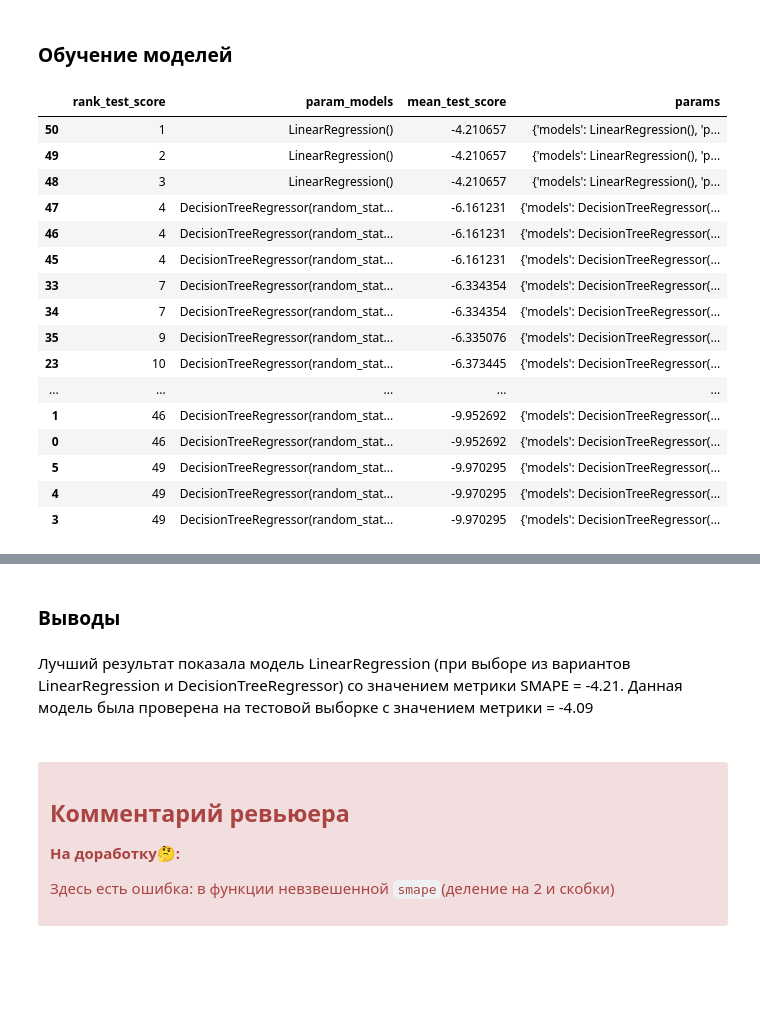
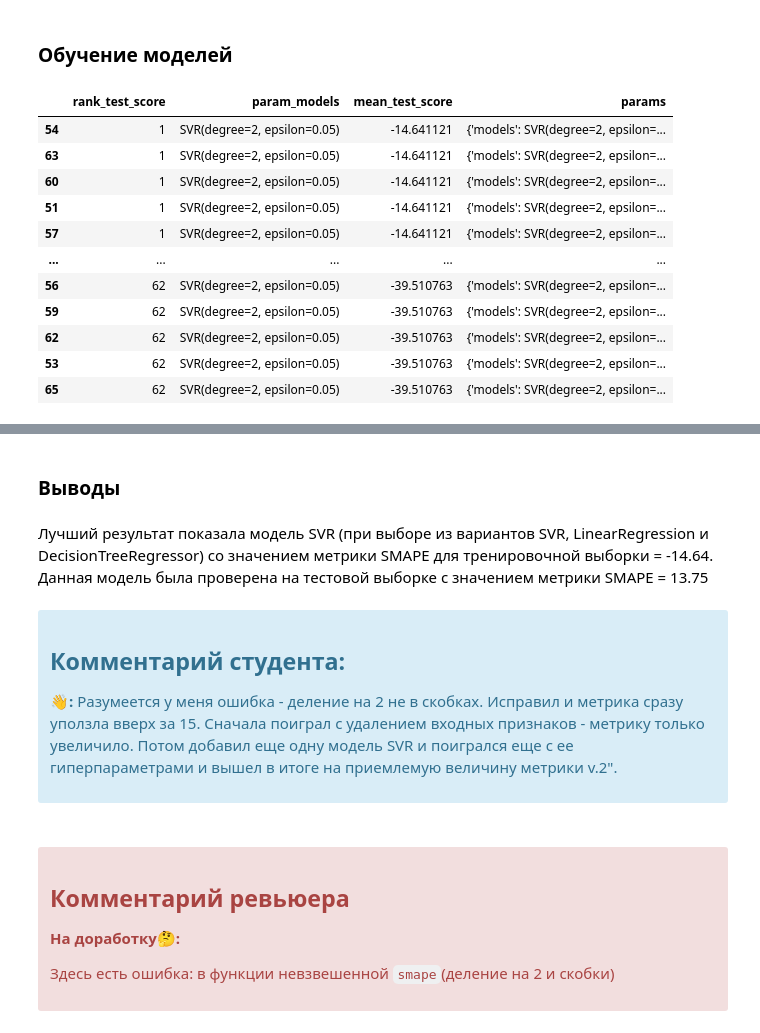
Before and after one commit to theotheo46/yap, a Jupyter notebook: notebooks/hr.ipynb, the cells around one changed output, grey strips where cells are left out. Drawn from its saved outputs; the diff is of its cells as text; code cells hidden in the pictures; blank space fills up the shorter version.

```diff
--- a/notebooks/hr.ipynb
+++ b/notebooks/hr.ipynb
@@ -551,7 +585,7 @@ memory usage: 31.4 KB
 # %%
-X_train = df_train_job_satisfaction_rate.drop(['job_satisfaction_rate','id'], axis=1)
+X_train = df_train_job_satisfaction_rate.drop(['job_satisfaction_rate','id'], axis=1).replace({pd.NA: np.nan})
 y_train = df_train_job_satisfaction_rate['job_satisfaction_rate']
-X_test = df_test_all.drop(['job_satisfaction_rate','id'], axis=1)
+X_test = df_test_all.drop(['job_satisfaction_rate','id'], axis=1).replace({pd.NA: np.nan})
 y_test = df_test_all['job_satisfaction_rate']
 # %% [markdown]
 Ранее мы удалили признак id с неповторяющимися значениями
@@ -566,20 +606,33 @@ y_test = df_test_all['job_satisfaction_rate']
 
 При этом важно проверить только `train`: наличие дубликатов в `test` нам никак не мешает, но это правильное решение с точки зрения неприкосновенности `test`, ведь реальный поток данных (который имитирует `test` выборка) мы исправить не сможем. А вот наличие дубликатов в `train` не только не принесёт пользы модели, но может и навредить
 # %%
-ohe_columns = list(X_train.select_dtypes(exclude=np.number))
 num_columns = list(X_train.select_dtypes(include=np.number))
+cat_columns = list(X_train.select_dtypes(exclude=np.number))
+ord_columns = ['dept', 'level', 'workload', 'last_year_promo', 'last_year_violations']
+ohe_columns = ['employment_years', 'supervisor_evaluation']
 
 print(ohe_columns)
 print(num_columns)
 
 ohe_pipe = Pipeline(
     [
+     ('imputer', SimpleImputer(strategy='constant',fill_value= 'Unknown')),
      ('ohe', OneHotEncoder(drop='first', handle_unknown='error', sparse=False))
     ]
     )
 
+ord_pipe = Pipeline(
+    [
+     ('imputer', SimpleImputer(strategy='constant',fill_value= 'Unknown')),
+     ('ohe', OrdinalEncoder())
+    ]
+    )
+
+
+
 data_preprocessor = ColumnTransformer(
     [('ohe', ohe_pipe, ohe_columns),
+     ('ord', ord_pipe, ord_columns),
      ('num', MinMaxScaler(), num_columns)
     ],
     remainder='passthrough'
@@ -599,11 +658,11 @@ data_preprocessor = ColumnTransformer(
 ### Обучение моделей
 # %%
 def smape(y_true, y_pred):
-    return 100 * np.mean(np.abs(y_pred - y_true) / (np.abs(y_pred) + np.abs(y_true))/2)
+    return 100 * np.mean(np.abs(y_true - y_pred) / ((np.abs(y_pred) + np.abs(y_true))/2))
 
 smape_scorer = make_scorer(smape, greater_is_better=False)
 
-pipe_final = Pipeline([
+pipe_final = Pipeline(steps=[
     ('preprocessor', data_preprocessor),
     ('models', DecisionTreeRegressor(random_state=RANDOM_STATE))
 ])
@@ -624,49 +683,66 @@ param_grid = [
         'models': [LinearRegression()],
         'preprocessor__num': [StandardScaler(), MinMaxScaler(), 'passthrough']
     },
+
+  #       # словарь для модели KNeighborsClassifier()
+  #  {
+  #      'models': [KNeighborsRegressor()],
+  #      'models__n_neighbors': range(2, 6),
+  #      'preprocessor__num': [StandardScaler(), MinMaxScaler(), 'passthrough']
+  #  },
+
+    {
+        'models': [SVR(C=1.0, epsilon=0.05)],
+        'models__degree': range(2, 7),
+        'preprocessor__num': [StandardScaler(), MinMaxScaler(), 'passthrough']
+    }
 ]
 
 grid_search = GridSearchCV(
     pipe_final,
     param_grid,
     cv=5,
     scoring=smape_scorer,
     n_jobs=-1
 )
 grid_search.fit(X_train, y_train)
 
 result = pd.DataFrame(grid_search.cv_results_)
 display(result[
     ['rank_test_score', 'param_models', 'mean_test_score','params']
 ].sort_values('rank_test_score'))
 
 
 best_model = grid_search.best_estimator_
 best_params = grid_search.best_params_
 
+
+transformer = grid_search.best_estimator_.named_steps['preprocessor'].transformers_[0][1][0]
+print(grid_search.best_estimator_.named_steps['preprocessor'].transformers_)
+print(grid_search.best_estimator_.named_steps['preprocessor'].transformers_[0])
+print(grid_search.best_estimator_.named_steps['preprocessor'].transformers_[0][1])
+print(grid_search.best_estimator_.named_steps['preprocessor'].transformers_[0][1][0])
+
+X_test_transformed = X_test.fillna('Unknown')
+
 # Оцениваем качество на тестовой выборке
-y_pred_test = best_model.predict(X_test)
+y_pred_test = best_model.predict(X_test_transformed)
 smape_test = smape(y_test, y_pred_test)
 
 
 print ('Лучшая модель и её параметры:\n', grid_search.best_estimator_)
 print ('Метрика SMAPE лучшей модели на тренировочной выборке:', grid_search.best_score_)
 print ("Метрика SMAPE лучшей модели на тестовой выборке:", smape_test)
 # %% [output]
 |  | rank_test_score | param_models | mean_test_score | params |
-| 50 | 1 | LinearRegression() | -4.210657 | {'models': LinearRegression(), 'p... |
-| 49 | 2 | LinearRegression() | -4.210657 | {'models': LinearRegression(), 'p... |
-| 48 | 3 | LinearRegression() | -4.210657 | {'models': LinearRegression(), 'p... |
-| 47 | 4 | DecisionTreeRegressor(random_stat... | -6.161231 | {'models': DecisionTreeRegressor(... |
-| 46 | 4 | DecisionTreeRegressor(random_stat... | -6.161231 | {'models': DecisionTreeRegressor(... |
-| 45 | 4 | DecisionTreeRegressor(random_stat... | -6.161231 | {'models': DecisionTreeRegressor(... |
-| 33 | 7 | DecisionTreeRegressor(random_stat... | -6.334354 | {'models': DecisionTreeRegressor(... |
-| 34 | 7 | DecisionTreeRegressor(random_stat... | -6.334354 | {'models': DecisionTreeRegressor(... |
-| 35 | 9 | DecisionTreeRegressor(random_stat... | -6.335076 | {'models': DecisionTreeRegressor(... |
-| 23 | 10 | DecisionTreeRegressor(random_stat... | -6.373445 | {'models': DecisionTreeRegressor(... |
+| 54 | 1 | SVR(degree=2, epsilon=0.05) | -14.641121 | {'models': SVR(degree=2, epsilon=... |
+| 63 | 1 | SVR(degree=2, epsilon=0.05) | -14.641121 | {'models': SVR(degree=2, epsilon=... |
+| 60 | 1 | SVR(degree=2, epsilon=0.05) | -14.641121 | {'models': SVR(degree=2, epsilon=... |
+| 51 | 1 | SVR(degree=2, epsilon=0.05) | -14.641121 | {'models': SVR(degree=2, epsilon=... |
+| 57 | 1 | SVR(degree=2, epsilon=0.05) | -14.641121 | {'models': SVR(degree=2, epsilon=... |
 | ... | ... | ... | ... | ... |
-| 1 | 46 | DecisionTreeRegressor(random_stat... | -9.952692 | {'models': DecisionTreeRegressor(... |
-| 0 | 46 | DecisionTreeRegressor(random_stat... | -9.952692 | {'models': DecisionTreeRegressor(... |
-| 5 | 49 | DecisionTreeRegressor(random_stat... | -9.970295 | {'models': DecisionTreeRegressor(... |
-| 4 | 49 | DecisionTreeRegressor(random_stat... | -9.970295 | {'models': DecisionTreeRegressor(... |
-| 3 | 49 | DecisionTreeRegressor(random_stat... | -9.970295 | {'models': DecisionTreeRegressor(... |
+| 56 | 62 | SVR(degree=2, epsilon=0.05) | -39.510763 | {'models': SVR(degree=2, epsilon=... |
+| 59 | 62 | SVR(degree=2, epsilon=0.05) | -39.510763 | {'models': SVR(degree=2, epsilon=... |
+| 62 | 62 | SVR(degree=2, epsilon=0.05) | -39.510763 | {'models': SVR(degree=2, epsilon=... |
+| 53 | 62 | SVR(degree=2, epsilon=0.05) | -39.510763 | {'models': SVR(degree=2, epsilon=... |
+| 65 | 62 | SVR(degree=2, epsilon=0.05) | -39.510763 | {'models': SVR(degree=2, epsilon=... |
@@ -690,7 +767,13 @@ print ("Метрика SMAPE лучшей модели на тестовой в
 # %% [markdown]
 ### Выводы
 # %% [markdown]
-Лучший результат показала модель LinearRegression (при выборе из вариантов LinearRegression и DecisionTreeRegressor) со значением метрики SMAPE = -4.21. Данная модель была проверена на тестовой выборке с значением метрики = -4.09
+Лучший результат показала модель SVR (при выборе из вариантов SVR, LinearRegression и DecisionTreeRegressor) со значением метрики SMAPE для тренировочной выборки = -14.64. Данная модель была проверена на тестовой выборке с значением метрики SMAPE = 13.75
+# %% [markdown]
+<div class="alert alert-info">
+<h2> Комментарий студента: <a class="tocSkip"> </h2>
+
+<b>👋:</b> Разумеется у меня ошибка - деление на 2 не в скобках. Исправил и метрика сразу уползла вверх за 15. Сначала поиграл с удалением входных признаков - метрику только увеличило. Потом добавил еще одну модель SVR и поигрался еще с ее гиперпараметрами и вышел в итоге на приемлемую величину метрики v.2".
+</div>
 # %% [markdown]
 <br/>
 <div class="alert alert-block alert-danger">
```
Also changed, not shown: parts of 20 cells of this notebook.
